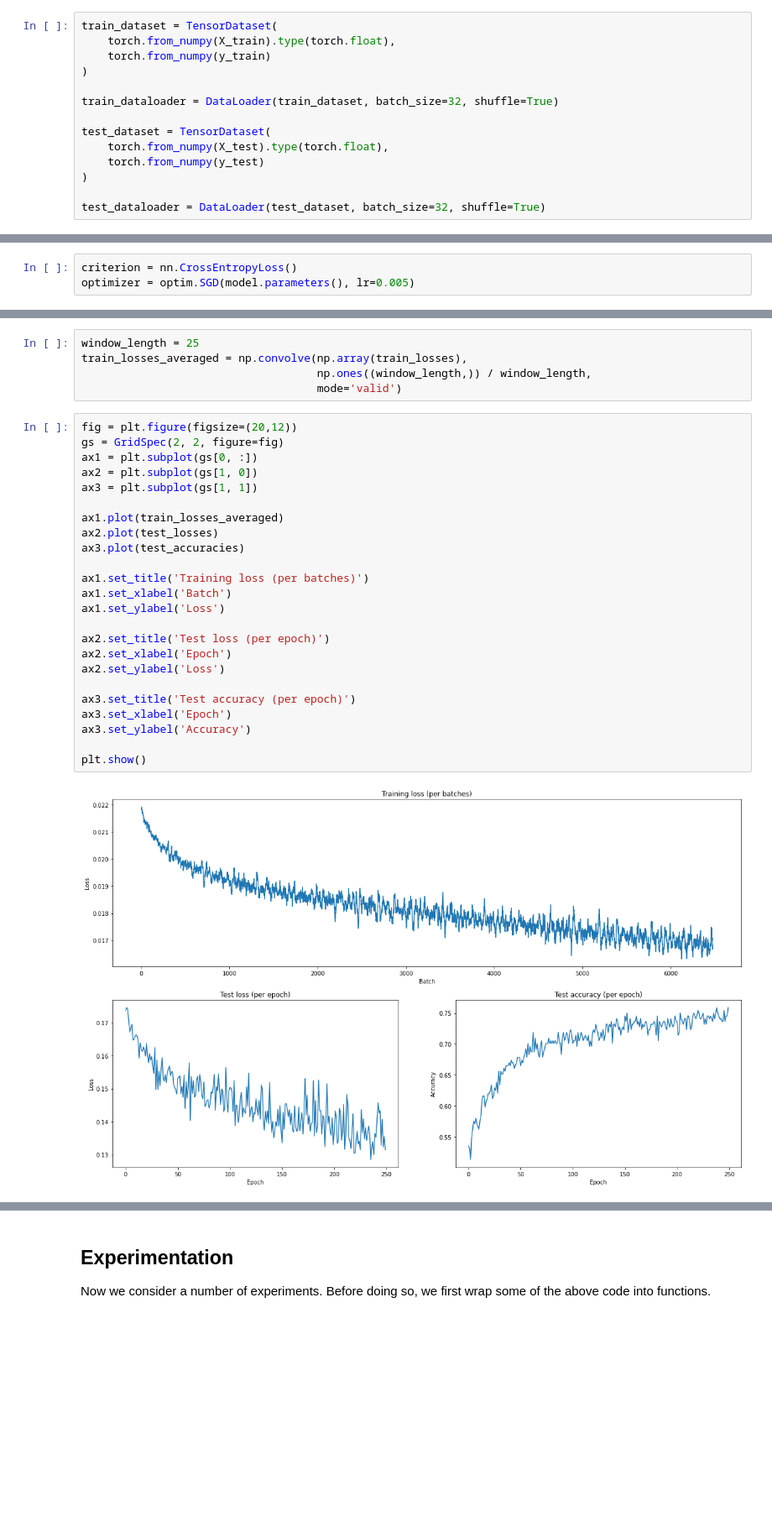
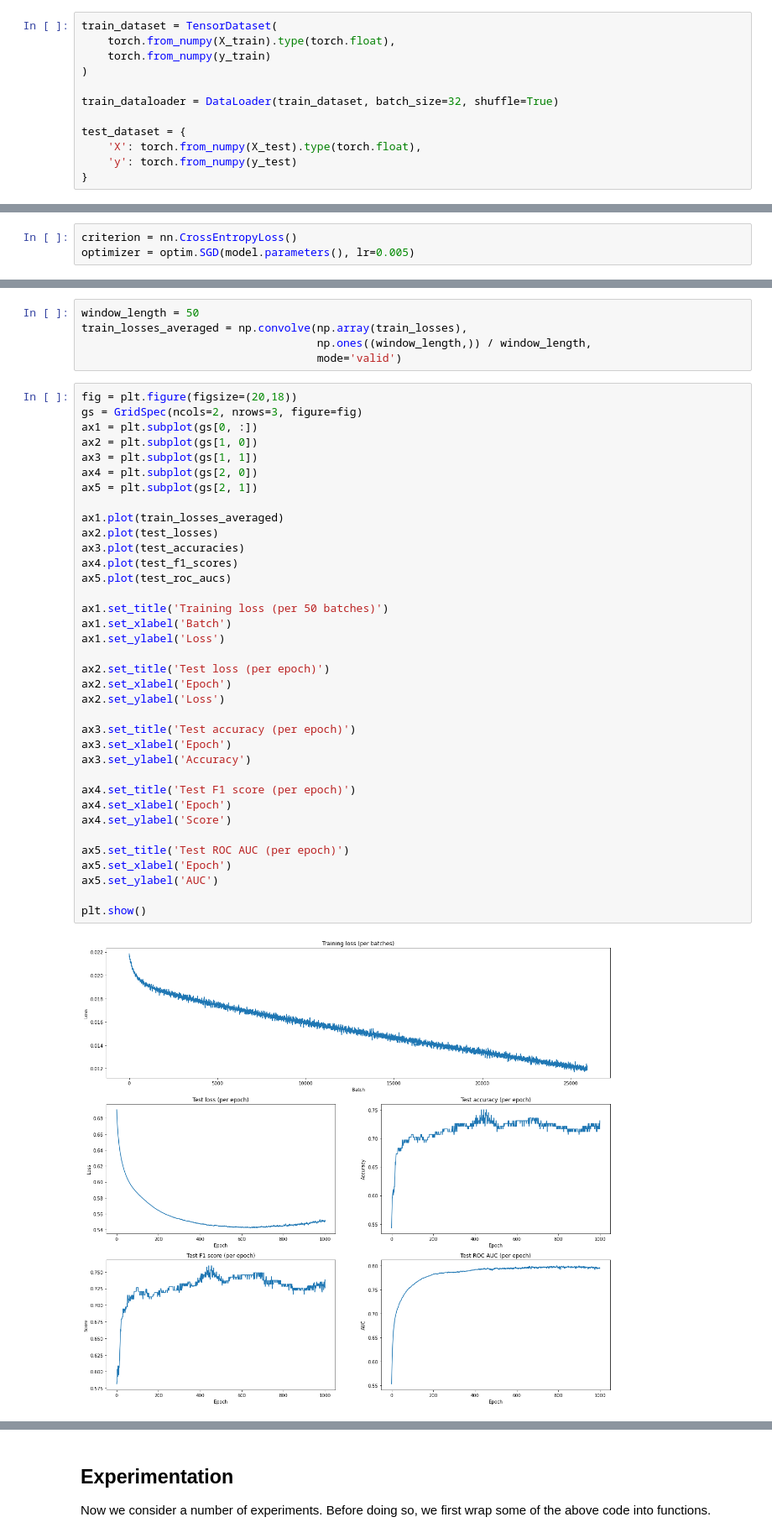
Before and after one commit to rcushen/math5836, a Jupyter notebook: project_1/Project 1 (Case 1).ipynb, the cells around one changed output, grey strips where cells are left out. Shown at 84% size. Drawn from its saved outputs; the diff is of its cells as text; blank space fills up the shorter version.

```diff
--- a/project_1/Project 1 (Case 1).ipynb
+++ b/project_1/Project 1 (Case 1).ipynb
@@ -110,12 +122,10 @@ train_dataset = TensorDataset(
 
 train_dataloader = DataLoader(train_dataset, batch_size=32, shuffle=True)
 
-test_dataset = TensorDataset(
-    torch.from_numpy(X_test).type(torch.float),
-    torch.from_numpy(y_test)
-)
-
-test_dataloader = DataLoader(test_dataset, batch_size=32, shuffle=True)
+test_dataset = {
+    'X': torch.from_numpy(X_test).type(torch.float),
+    'y': torch.from_numpy(y_test)
+}
 # %%
 model = Net()
 # %%
@@ -164,32 +171,44 @@ for e in range(n_epochs):
 # %%
-window_length = 25
+window_length = 50
 train_losses_averaged = np.convolve(np.array(train_losses),
                                     np.ones((window_length,)) / window_length,
                                     mode='valid')
 # %%
-fig = plt.figure(figsize=(20,12))
-gs = GridSpec(2, 2, figure=fig)
+fig = plt.figure(figsize=(20,18))
+gs = GridSpec(ncols=2, nrows=3, figure=fig)
 ax1 = plt.subplot(gs[0, :])
 ax2 = plt.subplot(gs[1, 0])
 ax3 = plt.subplot(gs[1, 1])
+ax4 = plt.subplot(gs[2, 0])
+ax5 = plt.subplot(gs[2, 1])
 
 ax1.plot(train_losses_averaged)
 ax2.plot(test_losses)
 ax3.plot(test_accuracies)
+ax4.plot(test_f1_scores)
+ax5.plot(test_roc_aucs)
 
-ax1.set_title('Training loss (per batches)')
+ax1.set_title('Training loss (per 50 batches)')
 ax1.set_xlabel('Batch')
 ax1.set_ylabel('Loss')
 
 ax2.set_title('Test loss (per epoch)')
 ax2.set_xlabel('Epoch')
 ax2.set_ylabel('Loss')
 
 ax3.set_title('Test accuracy (per epoch)')
 ax3.set_xlabel('Epoch')
 ax3.set_ylabel('Accuracy')
 
+ax4.set_title('Test F1 score (per epoch)')
+ax4.set_xlabel('Epoch')
+ax4.set_ylabel('Score')
+
+ax5.set_title('Test ROC AUC (per epoch)')
+ax5.set_xlabel('Epoch')
+ax5.set_ylabel('AUC')
+
 plt.show()
 # %% [output]
-[figure, old version]
+[figure, new version]
 # %% [markdown]
```
Also changed, not shown: parts of 21 cells of this notebook.
